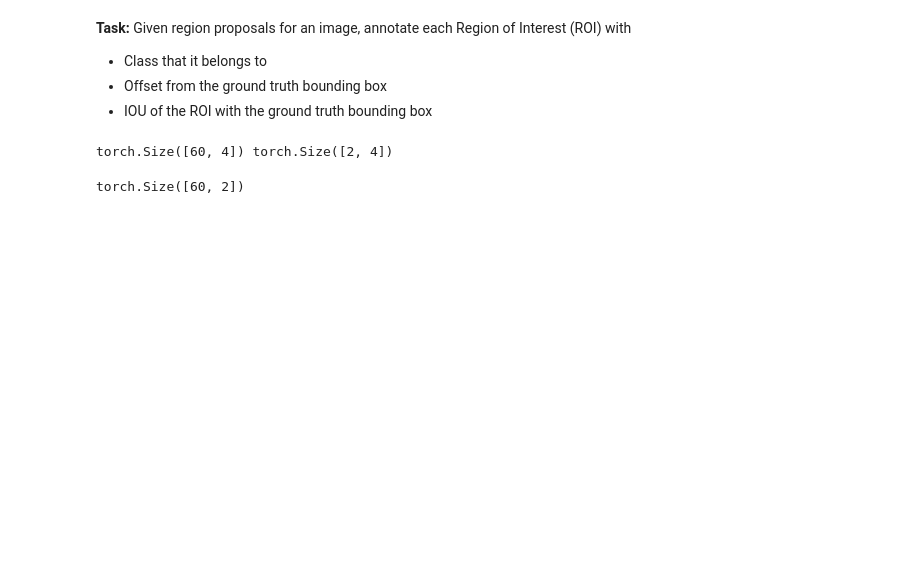
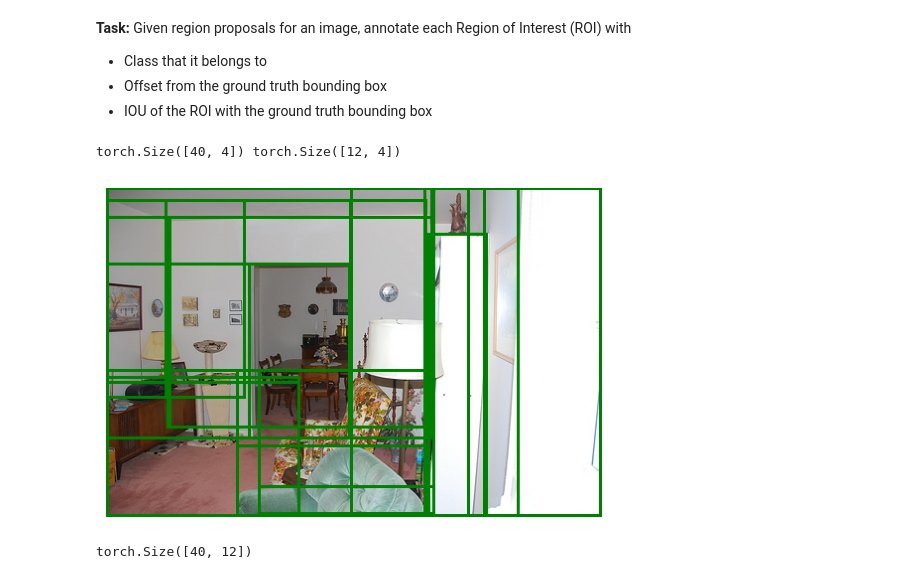
Before and after one commit to utkarsh-1232/Object-Detection, a Jupyter notebook: 02_rois.ipynb, the cells around one changed output. Saved outputs shown, nothing was run; the diff lists cells and outputs as text; code cells hidden in the pictures; blank space fills up the shorter version.

```diff
--- a/02_rois.ipynb
+++ b/02_rois.ipynb
@@ -23,27 +23,36 @@ ds = ObjectDataset(df, tfms)
+# %%
+img_path, bboxes, ids = agg_df.loc[35]
+img = Image.open(img_path)
+
+img_tensor = transforms.ToTensor()(img)
+bboxes, ids = torch.tensor(bboxes), torch.tensor(ids)
 # %%
 @dataclass
 class ROIs:
     boxes: torch.FloatTensor
-    categories: Optional[torch.IntTensor] = None
+    ids: Optional[torch.IntTensor] = None
     offsets: Optional[torch.FloatTensor] = None
     ious: Optional[torch.FloatTensor] = None
 
     def __post_init__(self):
-        self.categories = torch.full((self.boxes.shape[0],), 0, dtype=torch.long)
+        self.ids = torch.full((self.boxes.shape[0],), 0, dtype=torch.long)
 # %%
 def extract_rois(img):
-    _, regions = selective_search(img.permute(1,2,0), scale=200, min_size=100)
+    img_area = img.shape[1]*img.shape[2]
+    _, regions = selective_search(img.permute((1,2,0)), scale=200, min_size=100)
     rois = torch.tensor([r['rect'] for r in regions])
     sizes = torch.tensor([r['size'] for r in regions])
-    img_area = img.shape[1]*img.shape[2]
     mask = (sizes>0.05*img_area) & (sizes<img_area)
     return ROIs(rois[mask, :])
 # %%
-img, boxes, ids = ds[8]
-rois = extract_rois(img)
-print(rois.boxes.shape, boxes.shape)
+rois = extract_rois(img_tensor)
+print(rois.boxes.shape, bboxes.shape)
 # %% [output]
-torch.Size([60, 4]) torch.Size([2, 4])
+torch.Size([40, 4]) torch.Size([12, 4])
+# %%
+show_bbs(img, rois.boxes)
+# %% [output]
+[figure, added]
 # %%
 def get_ious(rois, bboxes, epsilon=1e-5):
     rois = torch.cat([rois[:,:2], rois[:,:2]+rois[:,2:]], dim=1)
@@ -64,7 +73,7 @@ def get_ious(rois, bboxes, epsilon=1e-5):
 
     return intersection/(union+epsilon)
 # %%
-get_ious(rois.boxes, boxes).shape
+get_ious(rois.boxes, bboxes).shape
 # %% [output]
-torch.Size([60, 2])
+torch.Size([40, 12])
 # %%
```
Also changed, not shown: parts of 9 cells of this notebook, 1 other file.
